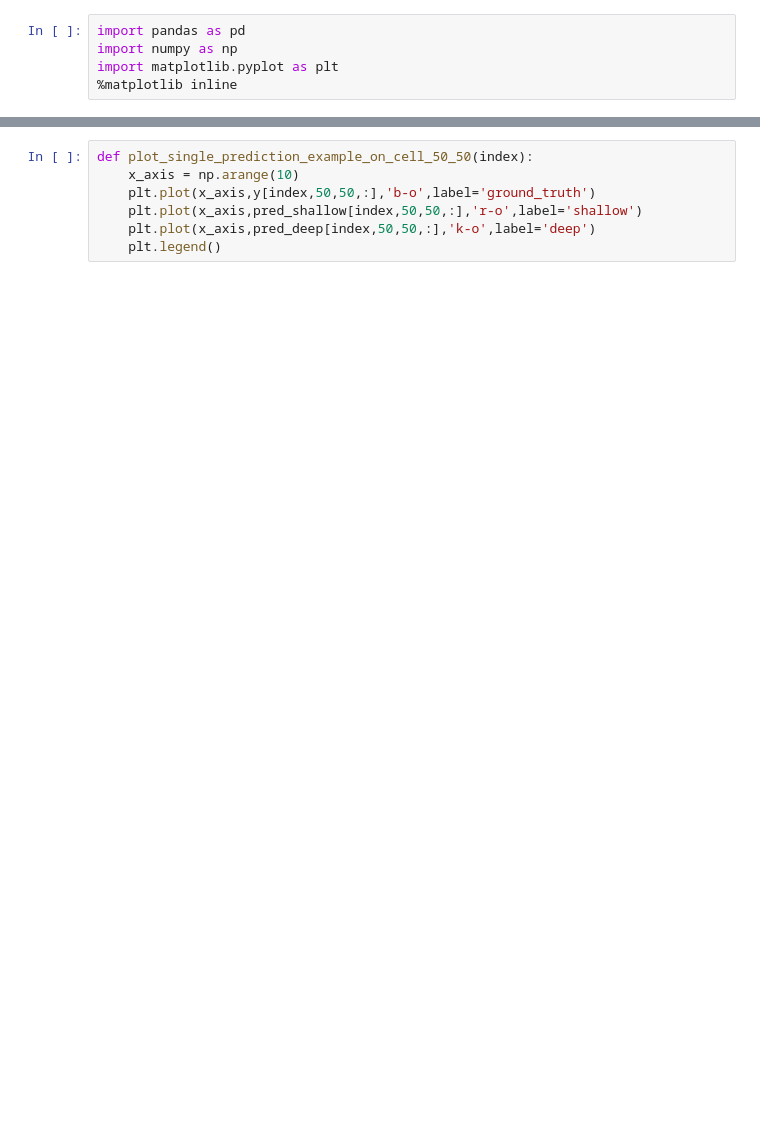
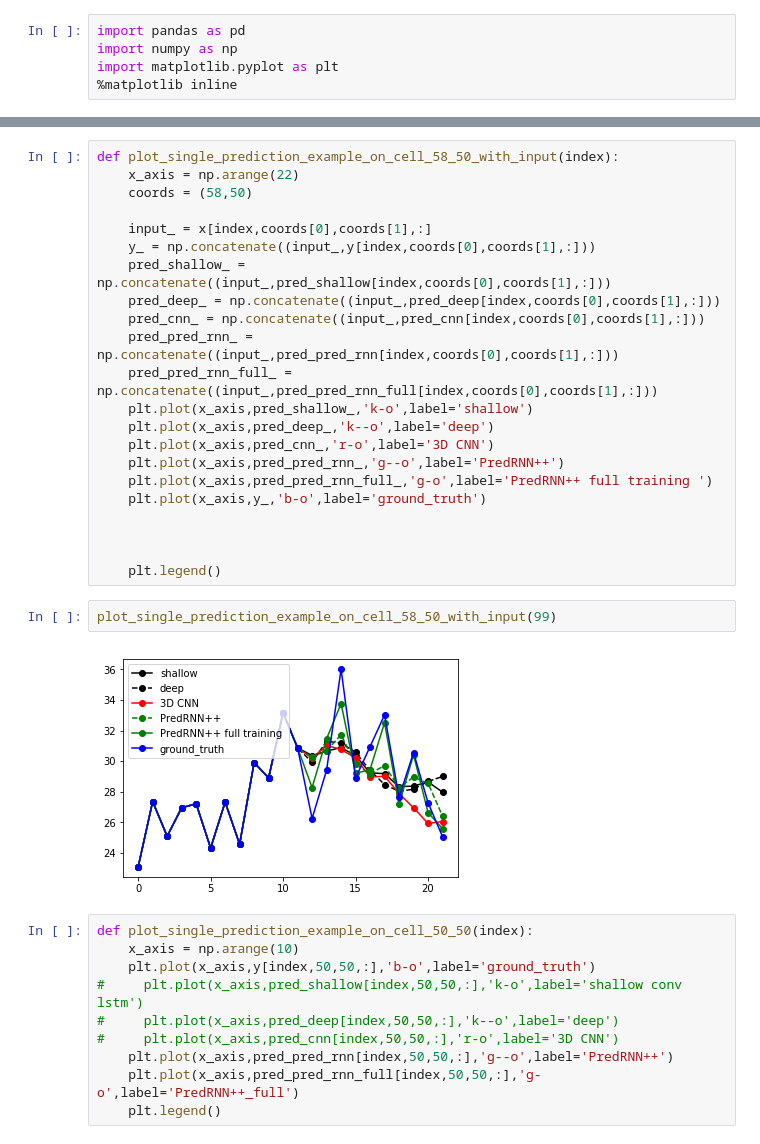
Before and after one commit to nanton96/Mobile-Data-Forecasting-With-Spatio-Temporal-Networks, a Jupyter notebook: notebooks/visualising_predictions.ipynb, the cells around one changed output, grey strips where cells are left out. Cells and saved outputs as stored; diff of their text form; blank space fills up the shorter version.

```diff
--- a/notebooks/visualising_predictions.ipynb
+++ b/notebooks/visualising_predictions.ipynb
@@ -31,9 +103,38 @@ print(MSE_shallow)
+# %%
+def plot_single_prediction_example_on_cell_58_50_with_input(index):
+    x_axis = np.arange(22)
+    coords = (58,50)
+
+    input_ = x[index,coords[0],coords[1],:]
+    y_ = np.concatenate((input_,y[index,coords[0],coords[1],:]))
+    pred_shallow_ = np.concatenate((input_,pred_shallow[index,coords[0],coords[1],:]))
+    pred_deep_ = np.concatenate((input_,pred_deep[index,coords[0],coords[1],:]))
+    pred_cnn_ = np.concatenate((input_,pred_cnn[index,coords[0],coords[1],:]))
+    pred_pred_rnn_ = np.concatenate((input_,pred_pred_rnn[index,coords[0],coords[1],:]))
+    pred_pred_rnn_full_ = np.concatenate((input_,pred_pred_rnn_full[index,coords[0],coords[1],:]))
+    plt.plot(x_axis,pred_shallow_,'k-o',label='shallow')
+    plt.plot(x_axis,pred_deep_,'k--o',label='deep')
+    plt.plot(x_axis,pred_cnn_,'r-o',label='3D CNN')
+    plt.plot(x_axis,pred_pred_rnn_,'g--o',label='PredRNN++')
+    plt.plot(x_axis,pred_pred_rnn_full_,'g-o',label='PredRNN++ full training ')
+    plt.plot(x_axis,y_,'b-o',label='ground_truth')
+
+
+
+    plt.legend()
+# %%
+plot_single_prediction_example_on_cell_58_50_with_input(99)
+# %% [output]
+[figure, added]
 # %%
 def plot_single_prediction_example_on_cell_50_50(index):
     x_axis = np.arange(10)
     plt.plot(x_axis,y[index,50,50,:],'b-o',label='ground_truth')
-    plt.plot(x_axis,pred_shallow[index,50,50,:],'r-o',label='shallow')
-    plt.plot(x_axis,pred_deep[index,50,50,:],'k-o',label='deep')
+#     plt.plot(x_axis,pred_shallow[index,50,50,:],'k-o',label='shallow conv lstm')
+#     plt.plot(x_axis,pred_deep[index,50,50,:],'k--o',label='deep')
+#     plt.plot(x_axis,pred_cnn[index,50,50,:],'r-o',label='3D CNN')
+    plt.plot(x_axis,pred_pred_rnn[index,50,50,:],'g--o',label='PredRNN++')
+    plt.plot(x_axis,pred_pred_rnn_full[index,50,50,:],'g-o',label='PredRNN++_full')
     plt.legend()
 # %%
 plot_single_prediction_example_on_cell_50_50(89)
```
Also changed, not shown: parts of 25 cells of this notebook, 4 other files.
